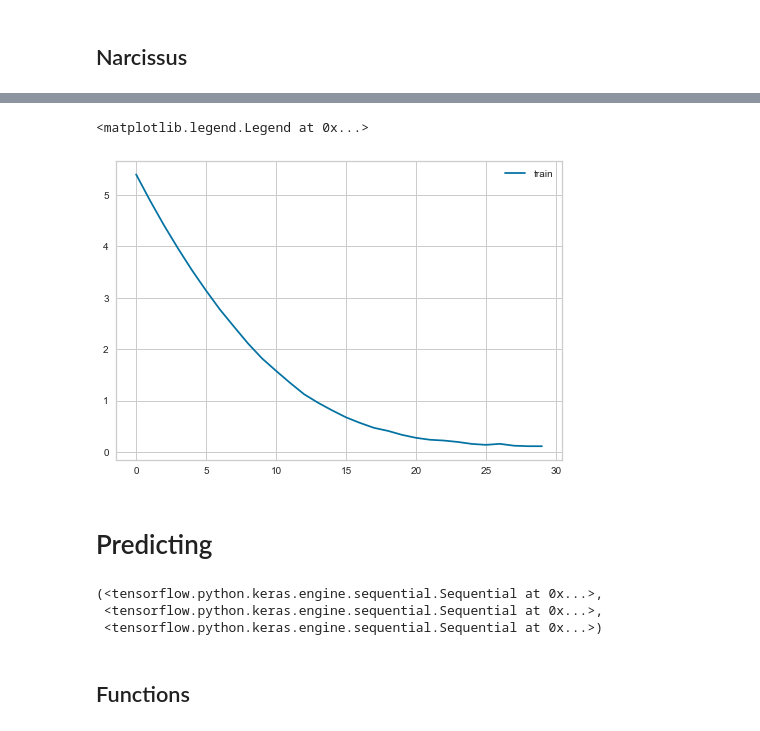
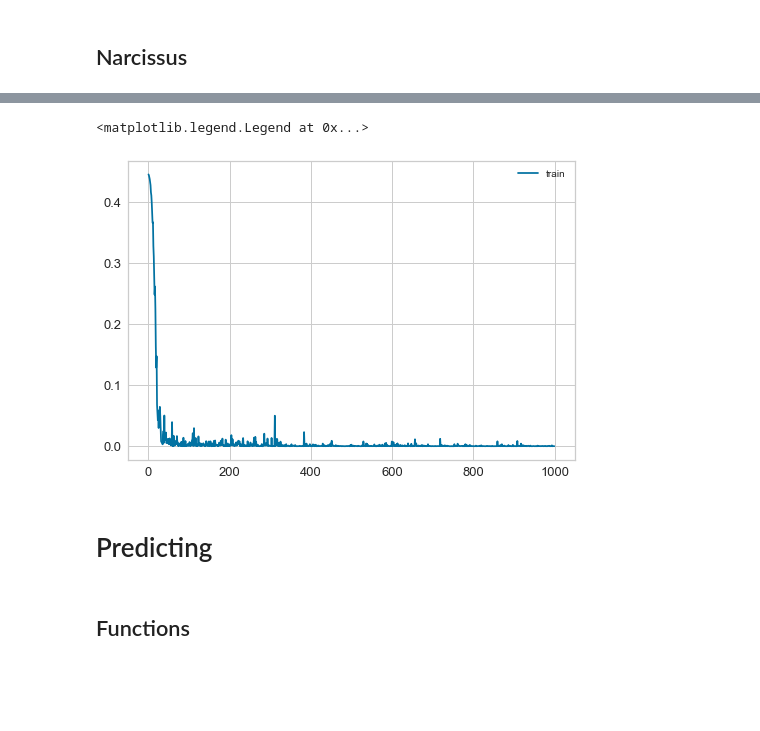
Before and after one commit to skelouse/capstone-stock-analysis, a Jupyter notebook: Prediction_testing.ipynb, the cells around one changed output, grey strips where cells are left out. Drawn from its saved outputs; the diff is of its cells as text; code cells hidden in the pictures; blank space fills up the shorter version.

```diff
--- a/Prediction_testing.ipynb
+++ b/Prediction_testing.ipynb
@@ -291,7 +306,7 @@ Epoch 30/30
 # %%
-my_loss= history.history['loss']
+my_loss = narcissus_loader.history.history['loss']
 plt.plot(range(len(my_loss)),my_loss, label='train')
 plt.legend()
 # %% [output]
 <matplotlib.legend.Legend at 0x...>
-[figure, old version]
+[figure, new version]
@@ -300,10 +313,4 @@ narcissus_history = history
 # %% [markdown]
 # Predicting
-# %%
-cronus_model, hermes_model, narcissus_model
-# %% [output]
-(<tensorflow.python.keras.engine.sequential.Sequential at 0x...>,
- <tensorflow.python.keras.engine.sequential.Sequential at 0x...>,
- <tensorflow.python.keras.engine.sequential.Sequential at 0x...>)
 # %% [markdown]
 ## Functions
```
Also changed, not shown: parts of 65 cells of this notebook, 16 other files.
